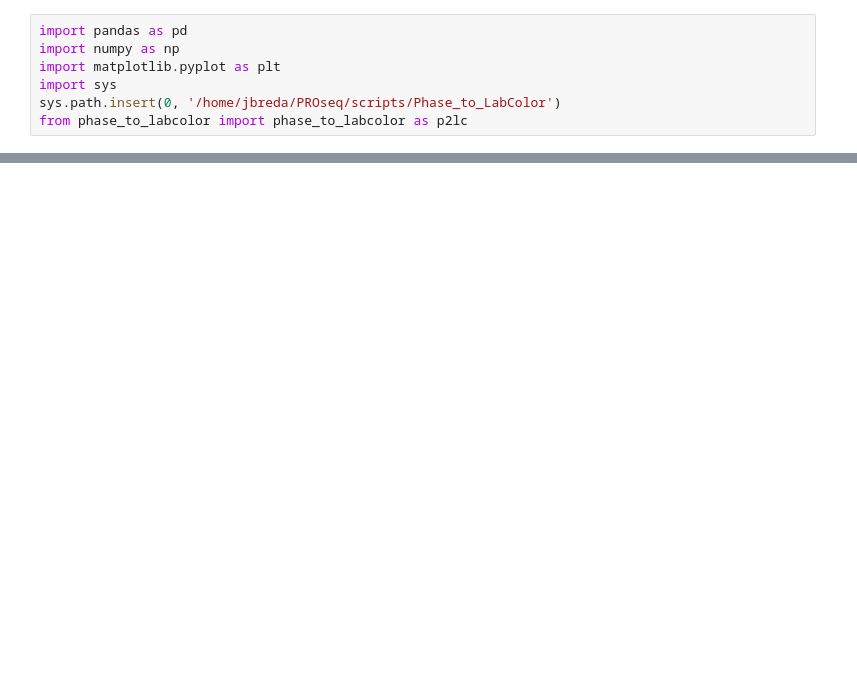
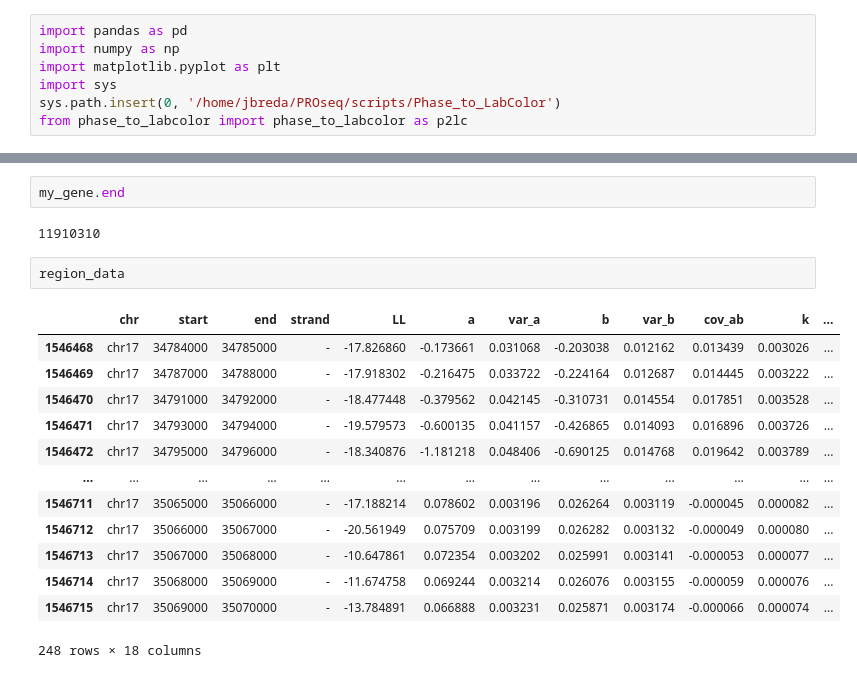
Before and after one commit to jmbreda/PROseq, a Jupyter notebook: notebooks/Figure5.ipynb, the cells around one changed output, grey strips where cells are left out. Saved outputs shown, nothing was run; the diff lists cells and outputs as text; blank space fills up the shorter version.

```diff
--- a/notebooks/Figure5.ipynb
+++ b/notebooks/Figure5.ipynb
@@ -255,0 +242,20 @@ Name: 123227, dtype: object
+# %%
+my_gene.end
+# %% [output]
+11910310
+# %%
+region_data
+# %% [output]
+|  | chr | start | end | strand | LL | a | var_a | b | var_b | cov_ab | k | ... |
+| 1546468 | chr17 | 34784000 | 34785000 | - | -17.826860 | -0.173661 | 0.031068 | -0.203038 | 0.012162 | 0.013439 | 0.003026 | ... |
+| 1546469 | chr17 | 34787000 | 34788000 | - | -17.918302 | -0.216475 | 0.033722 | -0.224164 | 0.012687 | 0.014445 | 0.003222 | ... |
+| 1546470 | chr17 | 34791000 | 34792000 | - | -18.477448 | -0.379562 | 0.042145 | -0.310731 | 0.014554 | 0.017851 | 0.003528 | ... |
+| 1546471 | chr17 | 34793000 | 34794000 | - | -19.579573 | -0.600135 | 0.041157 | -0.426865 | 0.014093 | 0.016896 | 0.003726 | ... |
+| 1546472 | chr17 | 34795000 | 34796000 | - | -18.340876 | -1.181218 | 0.048406 | -0.690125 | 0.014768 | 0.019642 | 0.003789 | ... |
+| ... | ... | ... | ... | ... | ... | ... | ... | ... | ... | ... | ... | ... |
+| 1546711 | chr17 | 35065000 | 35066000 | - | -17.188214 | 0.078602 | 0.003196 | 0.026264 | 0.003119 | -0.000045 | 0.000082 | ... |
+| 1546712 | chr17 | 35066000 | 35067000 | - | -20.561949 | 0.075709 | 0.003199 | 0.026282 | 0.003132 | -0.000049 | 0.000080 | ... |
+| 1546713 | chr17 | 35067000 | 35068000 | - | -10.647861 | 0.072354 | 0.003202 | 0.025991 | 0.003141 | -0.000053 | 0.000077 | ... |
+| 1546714 | chr17 | 35068000 | 35069000 | - | -11.674758 | 0.069244 | 0.003214 | 0.026076 | 0.003155 | -0.000059 | 0.000076 | ... |
+| 1546715 | chr17 | 35069000 | 35070000 | - | -13.784891 | 0.066888 | 0.003231 | 0.025871 | 0.003174 | -0.000066 | 0.000074 | ... |
+248 rows × 18 columns
```
Also changed, not shown: parts of 15 cells of this notebook, 9 other files.
